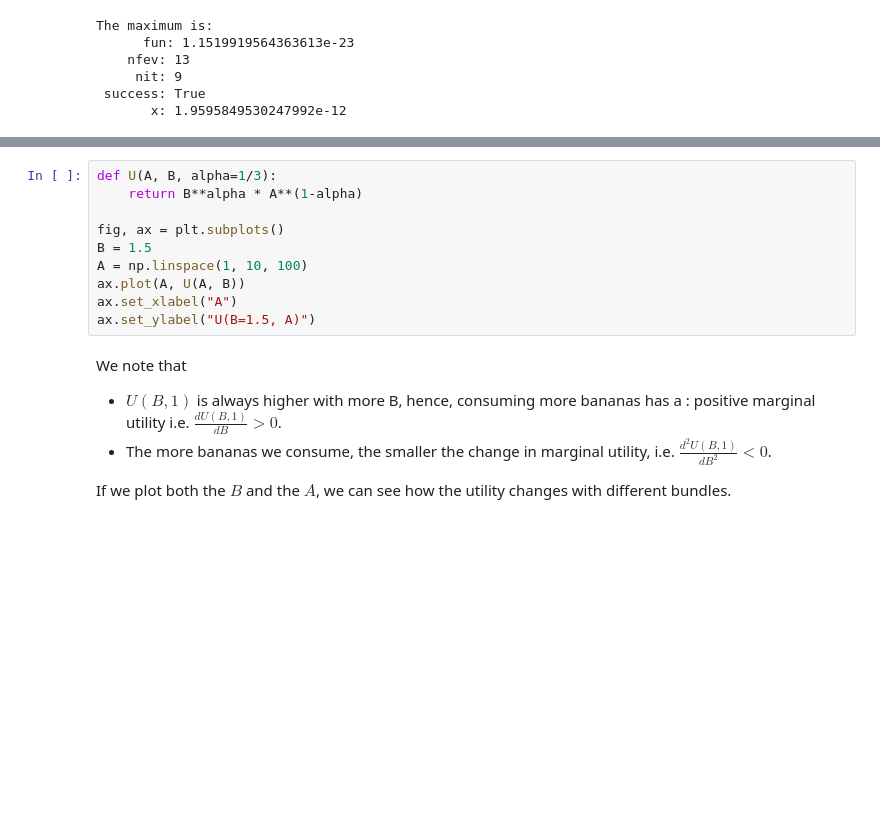
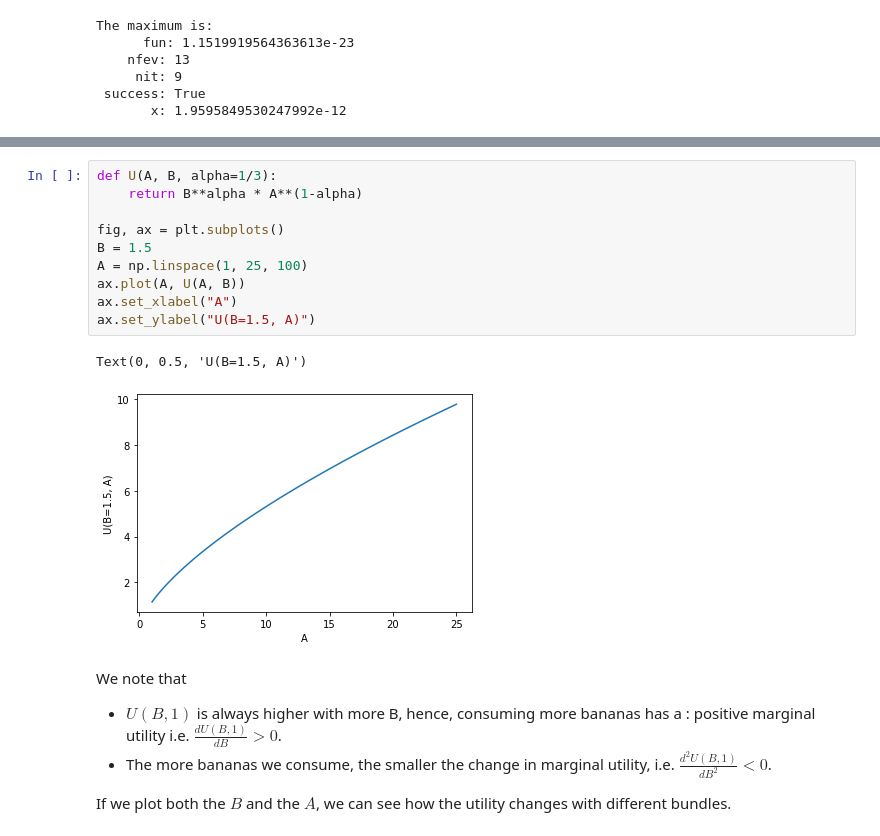
Before and after one commit to beauvilerobed/ds-ml-notes-projects-and-tutorials, a Jupyter notebook: projects/intro-to-economic-modeling-and-ds/scientific-computing/optimization.ipynb, the cells around one changed output, grey strips where cells are left out. Saved outputs shown, nothing was run; the diff lists cells and outputs as text; blank space fills up the shorter version.

```diff
--- a/projects/intro-to-economic-modeling-and-ds/scientific-computing/optimization.ipynb
+++ b/projects/intro-to-economic-modeling-and-ds/scientific-computing/optimization.ipynb
@@ -143,13 +140,16 @@ First, let’s take a look at this particular utility function.
 # %%
 def U(A, B, alpha=1/3):
     return B**alpha * A**(1-alpha)
 
 fig, ax = plt.subplots()
 B = 1.5
-A = np.linspace(1, 10, 100)
+A = np.linspace(1, 25, 100)
 ax.plot(A, U(A, B))
 ax.set_xlabel("A")
 ax.set_ylabel("U(B=1.5, A)")
+# %% [output]
+Text(0, 0.5, 'U(B=1.5, A)')
+[figure, added]
 # %% [markdown]
 We note that
 - $U(B,1)$ is always higher with more B, hence, consuming more bananas has a : positive marginal utility i.e. $\frac{d U(B,1)}{d B} > 0$.
```
Also changed, not shown: parts of 8 cells of this notebook.
